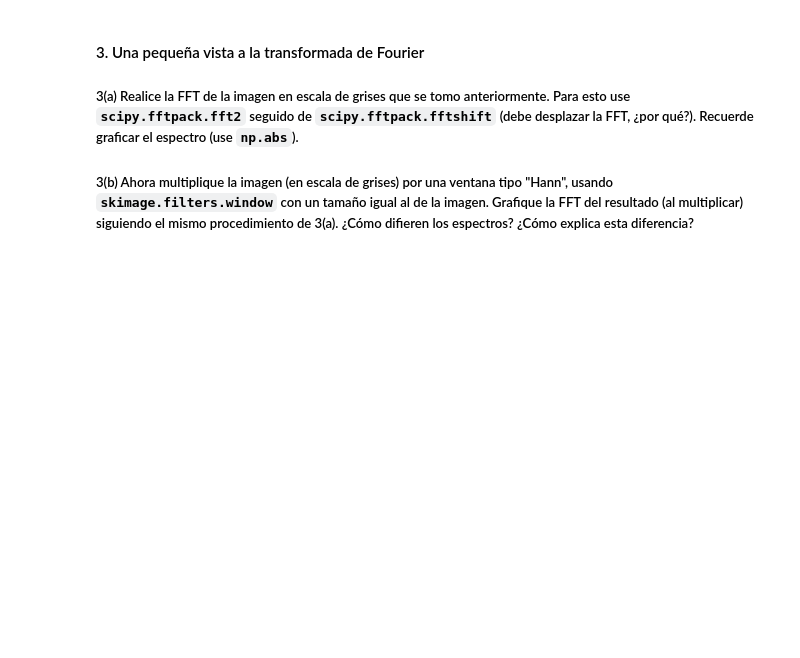
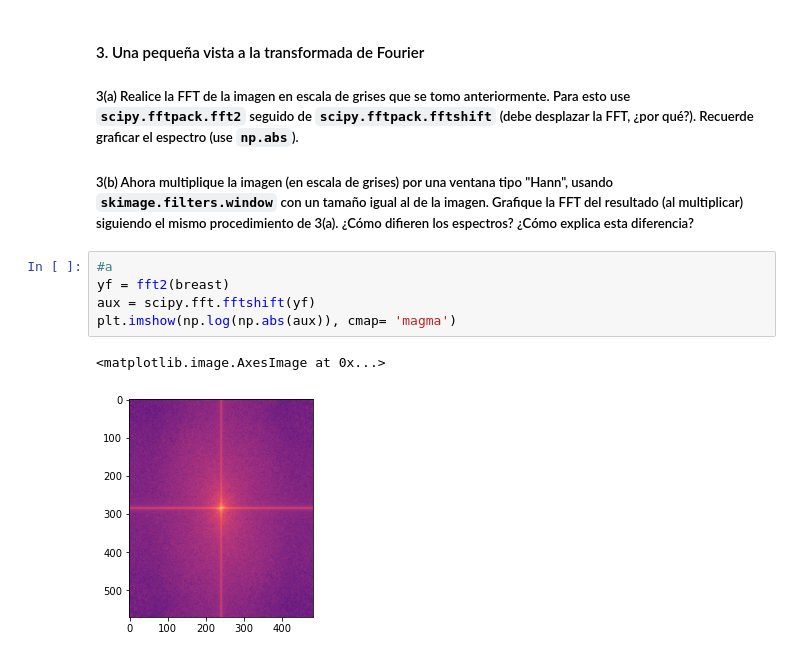
Before and after one commit to juanksRuiz/Vision_por_computador, a Jupyter notebook: Talleres/Taller2/Taller2.ipynb, the cells around one changed output. Drawn from its saved outputs; the diff is of its cells as text; blank space fills up the shorter version.

```diff
--- a/Talleres/Taller2/Taller2.ipynb
+++ b/Talleres/Taller2/Taller2.ipynb
@@ -141,3 +167,11 @@ Gx                 |  Gy
 ##### 3(a) Realice la FFT de la imagen en escala de grises que se tomo anteriormente. Para esto use `scipy.fftpack.fft2` seguido de `scipy.fftpack.fftshift` (debe desplazar la FFT, ¿por qué?). Recuerde graficar el espectro (use `np.abs`).
 
 ##### 3(b) Ahora multiplique la imagen (en escala de grises) por una ventana tipo "Hann", usando `skimage.filters.window` con un tamaño igual al de la imagen. Grafique la FFT del resultado (al multiplicar) siguiendo el mismo procedimiento de 3(a).  ¿Cómo difieren los espectros? ¿Cómo explica esta diferencia?
+# %%
+#a
+yf = fft2(breast)
+aux = scipy.fft.fftshift(yf)
+plt.imshow(np.log(np.abs(aux)), cmap= 'magma')
+# %% [output]
+<matplotlib.image.AxesImage at 0x...>
+[figure, added]
```
Also changed, not shown: parts of 5 cells of this notebook, 1 other file.
